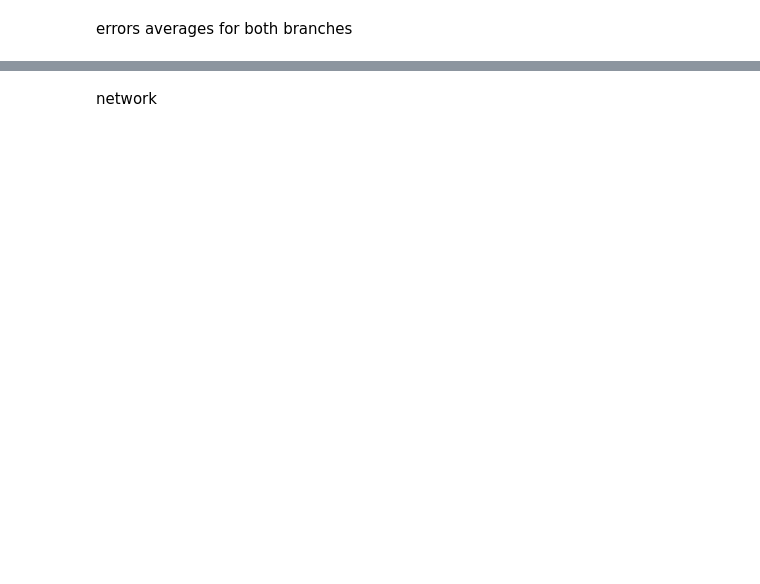
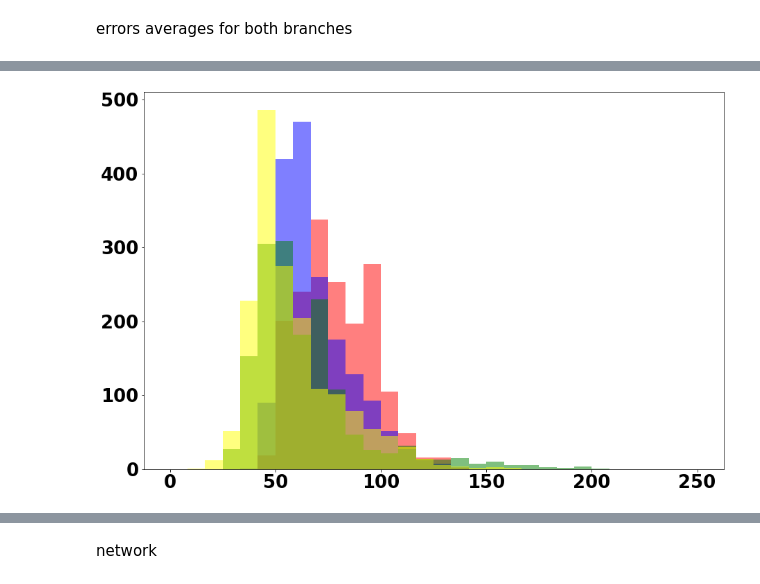
Before and after one commit to abbasloo/dnnAutoEm, a Jupyter notebook: carCrash4partsLSTM.ipynb, the cells around one changed output, grey strips where cells are left out. Cells and saved outputs as stored; diff of their text form; code cells hidden in the pictures; blank space fills up the shorter version.

```diff
--- a/carCrash4partsLSTM.ipynb
+++ b/carCrash4partsLSTM.ipynb
@@ -417,11 +466,11 @@ for i in range(l, st, 1):
             er1[p] += cl1
             er2[p] += cl2
 
-        ax.hist(cl1, bins=30, color=ch[p], alpha=0.5, range=[0, 100])
-        axx.hist(cl2, bins=30, color=ch[p], alpha=0.5, range=[0, 100])
+        ax.hist(cl1, bins=30, color=ch[p], alpha=0.5, range=[0, 60])
+        axx.hist(cl2, bins=30, color=ch[p], alpha=0.5, range=[0, 60])
 
-        xyz = np.dot(DATAall[p][0], np.linalg.pinv(ds))
-        datap = [go.Mesh3d(x=xyz[0], y=xyz[1], z=xyz[2], i=info[0]-1, j=info[1]-1, k=info[2]-1, intensity=cl1, showscale=True, cmax=100, cmin=0)]
+        xyz = np.dot(DATAallbr1[p][i], np.linalg.pinv(ds))
+        datap = [go.Mesh3d(x=xyz[0], y=xyz[1], z=xyz[2], i=info[0]-1, j=info[1]-1, k=info[2]-1, intensity=cl1, showscale=True, cmax=60, cmin=0)]
         layout = go.Layout(
             width=600, height=600,
             scene=go.layout.Scene(
@@ -439,7 +488,8 @@ for i in range(l, st, 1):
         #figp.show()
         figp.write_image('compAvReconsEr_br1_' + np.str(p) + '_' + np.str(i) + '.png')
 
-        datap = [go.Mesh3d(x=xyz[0], y=xyz[1], z=xyz[2], i=info[0]-1, j=info[1]-1, k=info[2]-1, intensity=cl2, showscale=True, cmax=100, cmin=0)]
+        xyz = np.dot(DATAallbr2[p][i], np.linalg.pinv(ds))
+        datap = [go.Mesh3d(x=xyz[0], y=xyz[1], z=xyz[2], i=info[0]-1, j=info[1]-1, k=info[2]-1, intensity=cl2, showscale=True, cmax=60, cmin=0)]
         layout = go.Layout(
             width=600, height=600,
             scene=go.layout.Scene(
@@ -455,4 +505,4 @@ for i in range(l, st, 1):
         )
         figp = go.Figure(data=datap, layout=layout)
         #figp.show()
-        figp.write_image('compAvReconsEr_br2' + np.str(p) + '_' + np.str(i) + '.png')
+        figp.write_image('compAvReconsEr_br2_' + np.str(p) + '_' + np.str(i) + '.png')
@@ -462,35 +518,37 @@ ax = fig.add_subplot(111)
 for p in range(P):
     db = h5py.File(namee[p], 'r')
     ds = db['Phi']
     ds = np.asarray(ds).astype(np.float32).T
     ds = ds[:, 0:d]
     ds[np.isnan(ds)] = 0.0
     ds[np.isinf(ds)] = 0.0
 
     info = h5py.File('/home/mabbasloo/Documents/carCrashData/meshInfo_' + np.str(Comp[p]) + '.mat', 'r')
     info = info['shape_TRIV']
     info = np.asarray(info).astype(np.int32)
 
     ax.hist(er1[p], bins=30, color=ch[p], alpha=0.5, range=[0,250])
 
-    xyz = np.dot(DATAall[p][0], np.linalg.pinv(ds))
-    datap = [go.Mesh3d(x=xyz[0], y=xyz[1], z=xyz[2], i=info[0]-1, j=info[1]-1, k=info[2]-1, intensity=er1[p], showscale=True, cmax=250, cmin=0)]
+    xyz = np.dot(DATAallbr1[p][0], np.linalg.pinv(ds))
+    datap = [go.Mesh3d(x=xyz[0], y=xyz[1], z=xyz[2], i=info[0]-1, j=info[1]-1, k=info[2]-1, intensity=er1[p], showscale=True, cmax=200, cmin=0)]
     layout = go.Layout(
         width=600, height=600,
         scene=go.layout.Scene(
             xaxis = go.layout.scene.XAxis(showgrid=False, showline=False, showticklabels=False, title_text='', showbackground=False),
             yaxis = go.layout.scene.YAxis(showgrid=False, showline=False, showticklabels=False, title_text='', showbackground=False),
             zaxis = go.layout.scene.ZAxis(showgrid=False, showline=False, showticklabels=False, title_text='', showbackground=False),
             camera = dict(
                up=dict(x=0, y=0, z=1),
                center=dict(x=0, y=0, z=0),
                eye=dict(x=0, y=2, z=2)
             )
         )
     )
     figp = go.Figure(data=datap, layout=layout)
     #figp.show()
     figp.write_image('compAvAcReconsEr_br1_' + np.str(p) + '.png')
+# %% [output]
+[figure, added]
 # %%
 fig = plt.figure(figsize=(15, 10))
 ax = fig.add_subplot(111)
```
Also changed, not shown: parts of 19 cells of this notebook.
